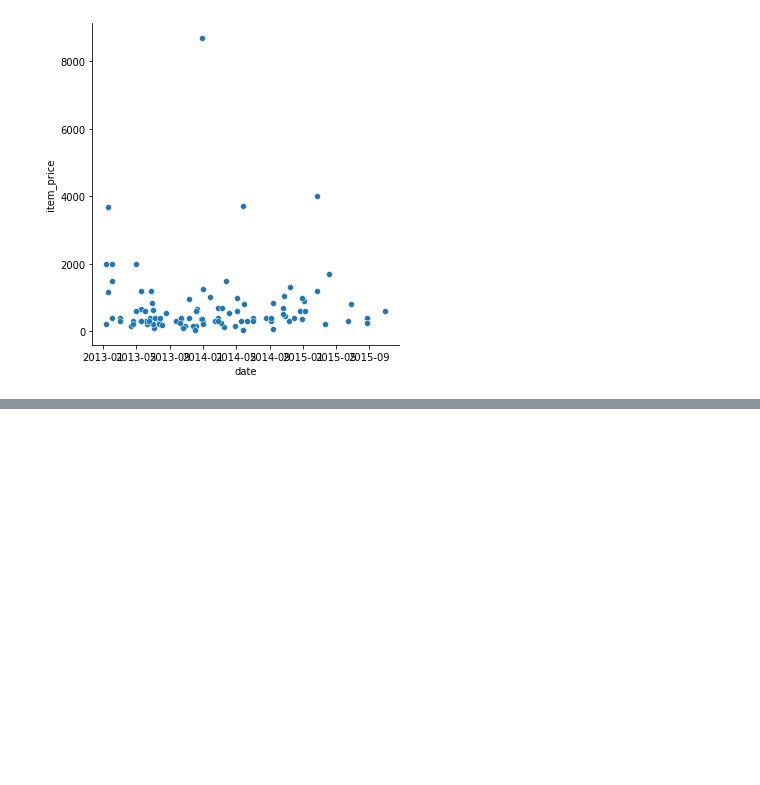
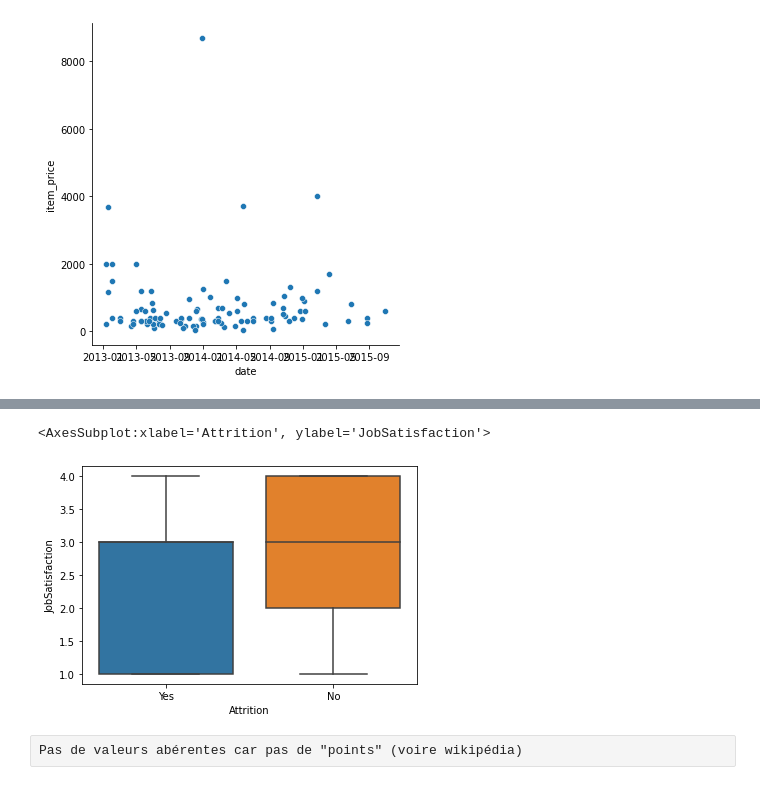
Before and after one commit to Promiat/python-EDA, a Jupyter notebook: seaborn/Exo-Data visualisation .ipynb, the cells around one changed output, grey strips where cells are left out. Saved outputs shown, nothing was run; the diff lists cells and outputs as text; code cells hidden in the pictures; blank space fills up the shorter version.

```diff
--- a/seaborn/Exo-Data visualisation.ipynb
+++ b/seaborn/Exo-Data visualisation .ipynb
@@ -123,0 +163,7 @@ sns.relplot(data = new_sales_predictions, x= pd.to_datetime(new_sales_prediction
+# %%
+sns.boxplot(data=ibm_hr_attrition, x='Attrition', y='JobSatisfaction')
+# %% [output]
+<AxesSubplot:xlabel='Attrition', ylabel='JobSatisfaction'>
+[figure, added]
+# %% [raw]
+Pas de valeurs abérentes car pas de "points" (voire wikipédia)
```
Also changed, not shown: parts of 24 cells of this notebook.
